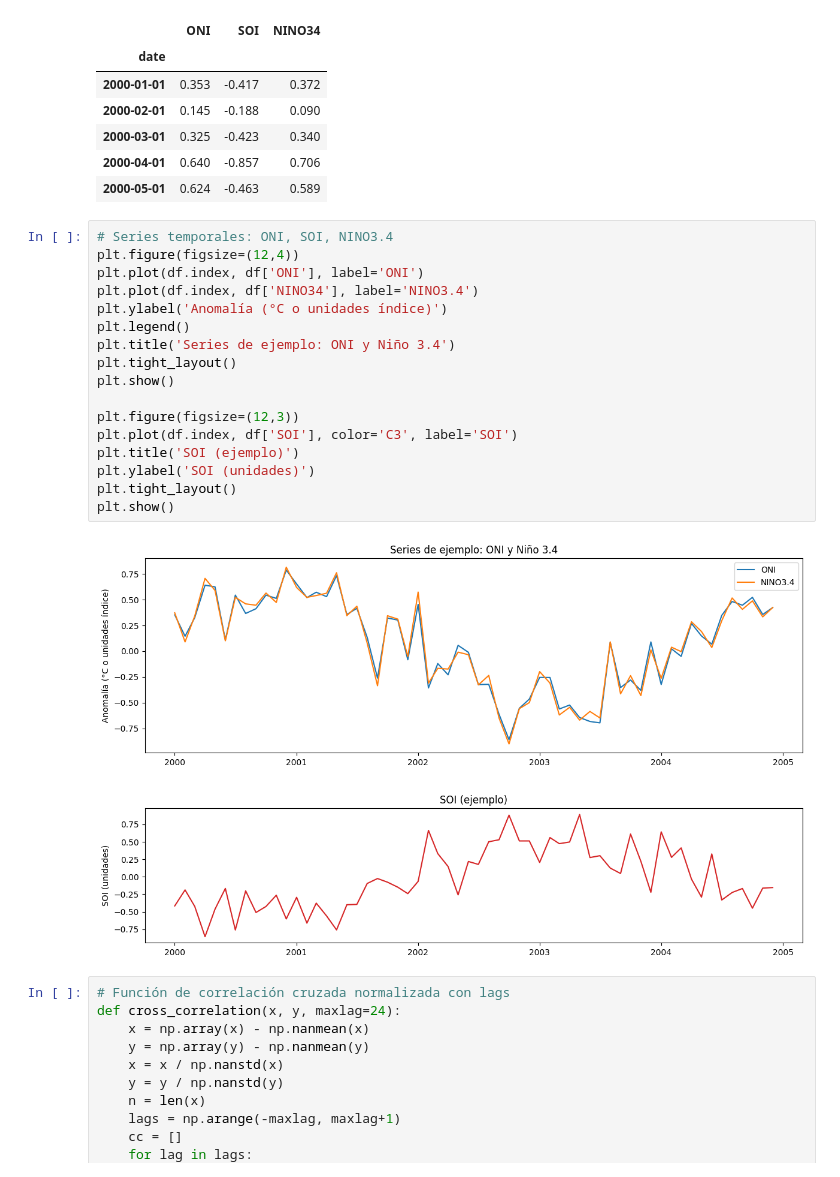
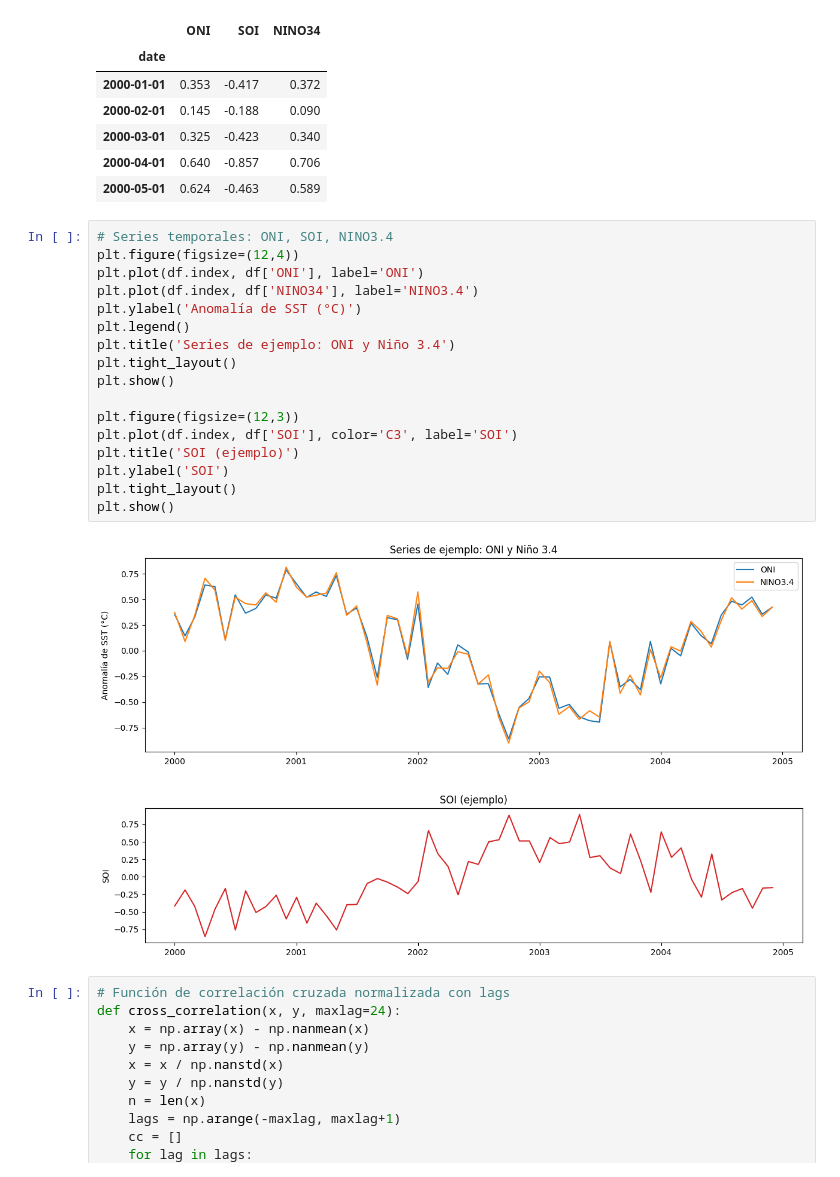
Before and after one commit to fbecker23/TP-Oceano---Circulacion-General, a Jupyter notebook: ejercicios/ejercicio-1/ejercicio_1_indices.ipynb, the cells around one changed output. Drawn from its saved outputs; the diff is of its cells as text.

```diff
--- a/ejercicios/ejercicio-1/ejercicio_1_indices.ipynb
+++ b/ejercicios/ejercicio-1/ejercicio_1_indices.ipynb
@@ -46,23 +44,23 @@ df.head()
 # %%
 # Series temporales: ONI, SOI, NINO3.4
 plt.figure(figsize=(12,4))
 plt.plot(df.index, df['ONI'], label='ONI')
 plt.plot(df.index, df['NINO34'], label='NINO3.4')
-plt.ylabel('Anomalía (°C o unidades índice)')
+plt.ylabel('Anomalía de SST (°C)')
 plt.legend()
 plt.title('Series de ejemplo: ONI y Niño 3.4')
 plt.tight_layout()
 plt.show()
 
 plt.figure(figsize=(12,3))
 plt.plot(df.index, df['SOI'], color='C3', label='SOI')
 plt.title('SOI (ejemplo)')
-plt.ylabel('SOI (unidades)')
+plt.ylabel('SOI')
 plt.tight_layout()
 plt.show()
 # %% [output]
-[figure, old version]
+[figure, new version]
-[figure, old version]
+[figure, new version]
 # %%
 # Función de correlación cruzada normalizada con lags
 def cross_correlation(x, y, maxlag=24):
```
Also changed, not shown: parts of 1 cell of this notebook.
